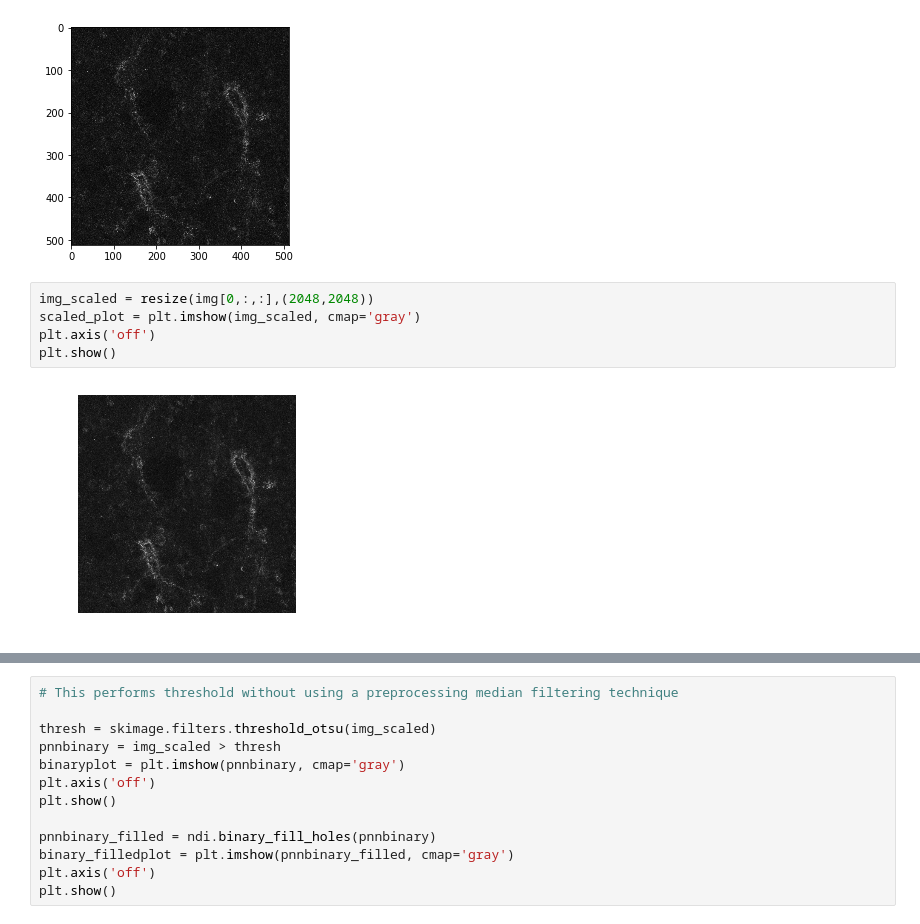
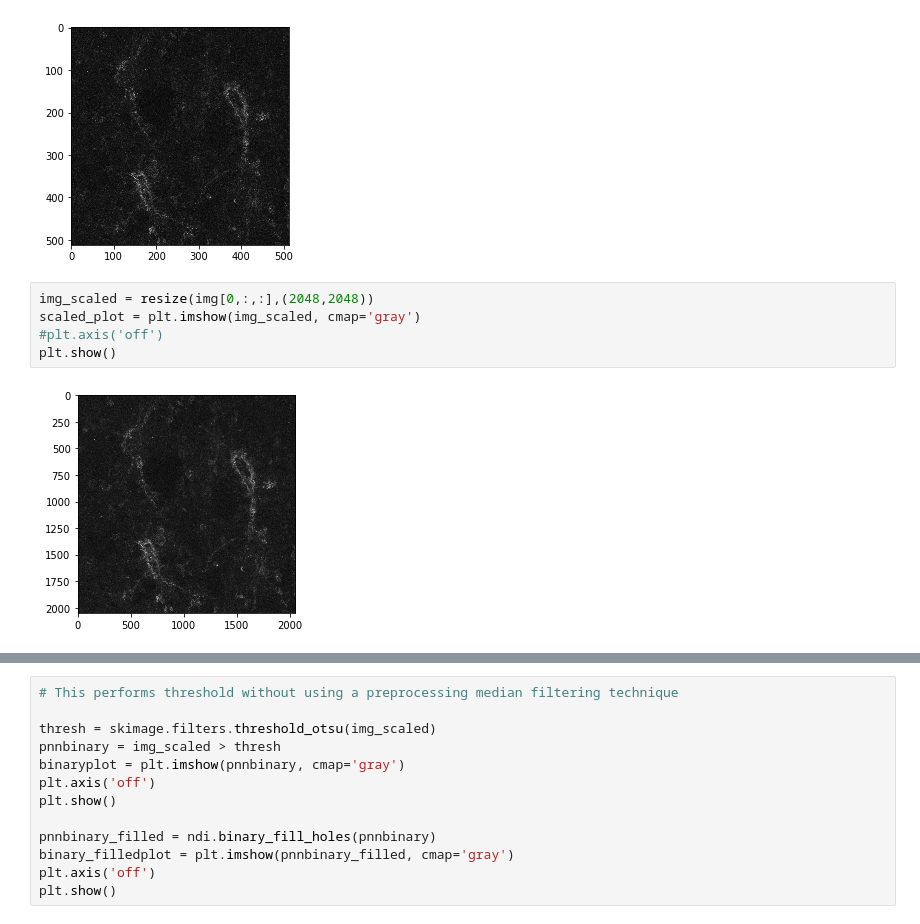
Before and after one commit to Nance-Lab/diff_classifier, a Jupyter notebook: notebooks/development/PNN_binning_example_workthrough.ipynb, the cells around one changed output, grey strips where cells are left out. Drawn from its saved outputs; the diff is of its cells as text.

```diff
--- a/notebooks/development/PNN_binning_example_workthrough.ipynb
+++ b/notebooks/development/PNN_binning_example_workthrough.ipynb
@@ -211,9 +211,9 @@ plt.show()
 # %%
 img_scaled = resize(img[0,:,:],(2048,2048))
 scaled_plot = plt.imshow(img_scaled, cmap='gray')
-plt.axis('off')
+#plt.axis('off')
 plt.show()
 # %% [output]
-[figure, old version]
+[figure, new version]
 # %%
 try_all_threshold(img_scaled, figsize=(20,18))
```
Also changed, not shown: parts of 7 cells of this notebook, 1 other file.
